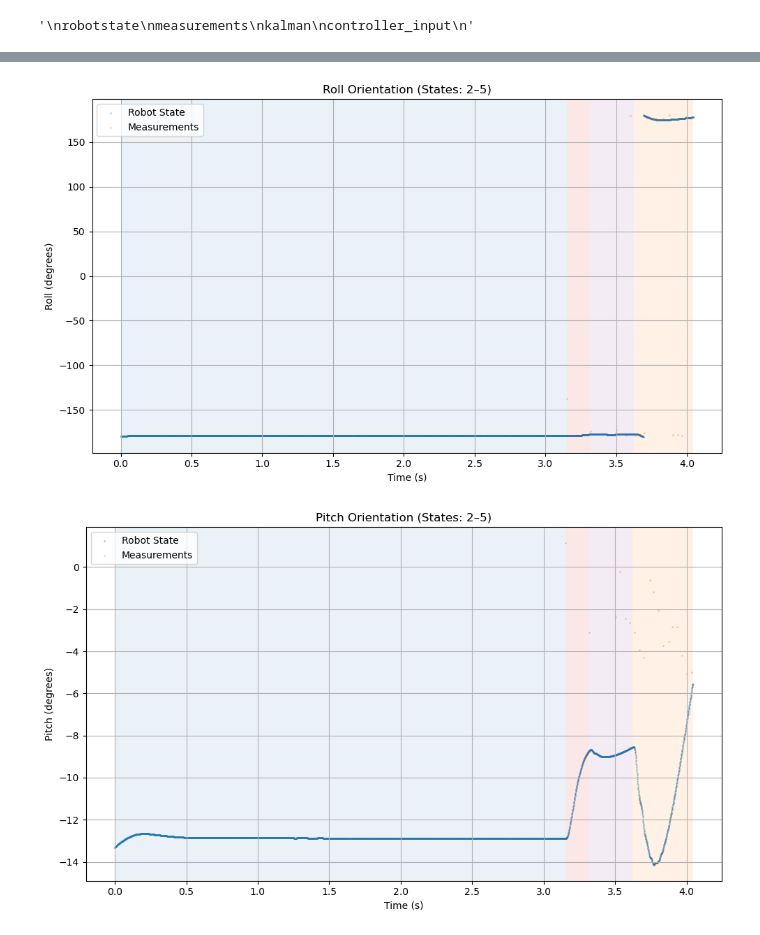
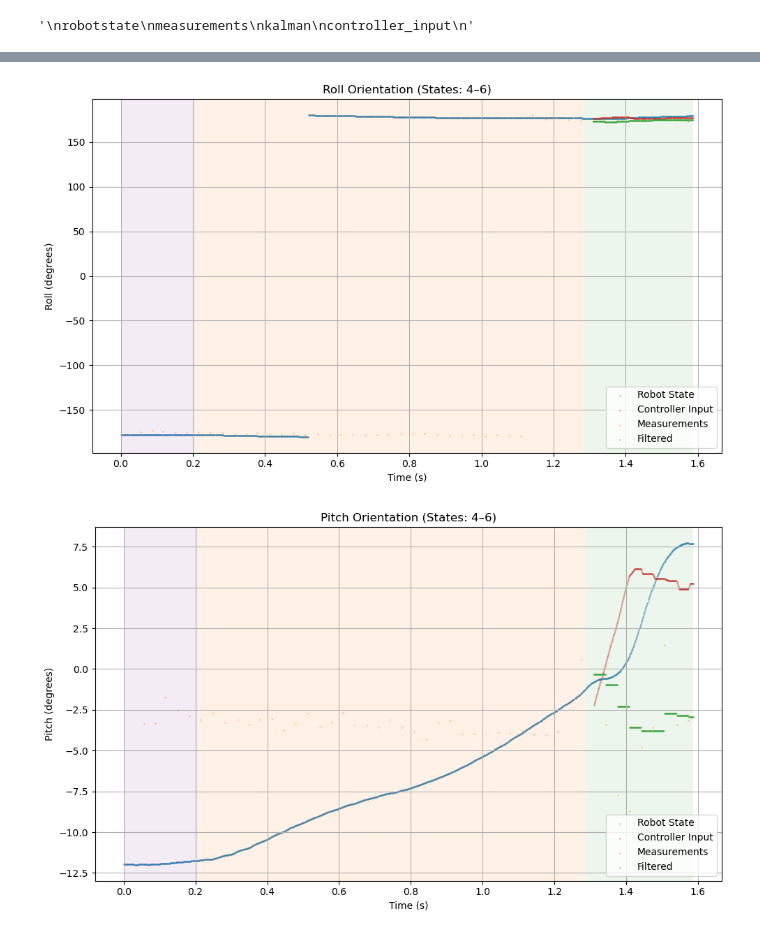
Before and after one commit to agentkashtan/franka-realtime-tracking, a Jupyter notebook: state_controller/plot_data.ipynb, the cells around one changed output, grey strips where cells are left out. Cells and saved outputs as stored; diff of their text form; code cells hidden in the pictures.

```diff
--- a/state_controller/plot_data.ipynb
+++ b/state_controller/plot_data.ipynb
@@ -13,11 +13,11 @@ def parse_measurements(exp_hash, run_number, log_dir='.'):
     with open(path, 'r') as f:
         for line in f:
             parts = line.strip().split()
-            if len(parts) != 18:
+            if len(parts) != 20:
                 continue
             ts = parse_timestamp(parts[0])
             ts_real = parse_timestamp(parts[1])
-            matrix = np.array(list(map(float, parts[2:])), dtype=np.float32).reshape(4, 4)
+            matrix = np.array(list(map(float, parts[4:])), dtype=np.float32).reshape(4, 4)
             parsed.append({'timestamp': ts, 'data': matrix})
             parsed_shifted.append({'timestamp': ts_real, 'data': matrix})
     return parsed, parsed_shifted
@@ -472,17 +472,17 @@ def plot_orientation_comparison_for_run(
     plt.tight_layout()
     plt.show()
 # %%
-hash_ = "wifi"
-exp_ = 1
+hash_ = "#1"
+exp_ = 2
 dir_= '/dev/shm/experiment/default'
-states_ = [2,3,4,5]
+states_ = [4,5,6]
 for dim in ['x', 'y', 'z']:
     plot_position_comparison(
         dim,
         hash_,
         exp_,
         dir_,
-        visibility=[1,1,1,1,1],
+        visibility=[1,1,0,1,1],
         visible_states=states_,
         shade_states=True
     )
@@ -494,7 +494,7 @@ for dim in ['roll', 'pitch', 'yaw']:
         exp_,
         dir_,
         visible_states=states_,
-        visibility=[1, 1, 1,1],
+        visibility=[1, 1, 1,1,1],
         shade_states=True
     )
 # %% [output]
@@ -504,2 +504,2 @@ for dim in ['roll', 'pitch', 'yaw']:
-[figure, old version]
+[figure, new version]
-[figure, old version]
+[figure, new version]
```
Also changed, not shown: parts of 6 cells of this notebook, 6 other files.
